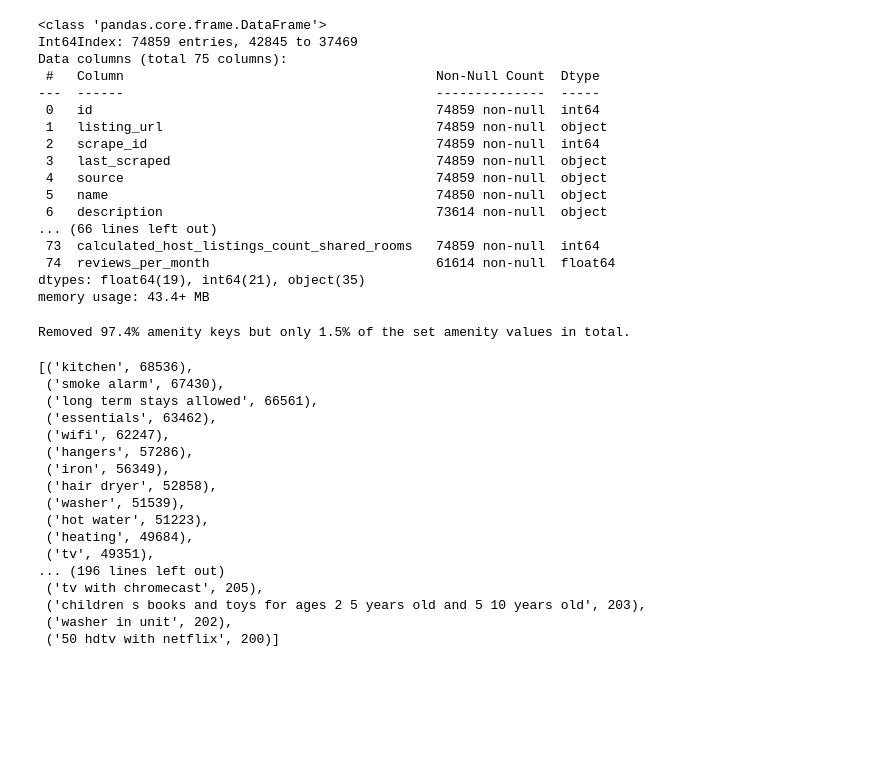
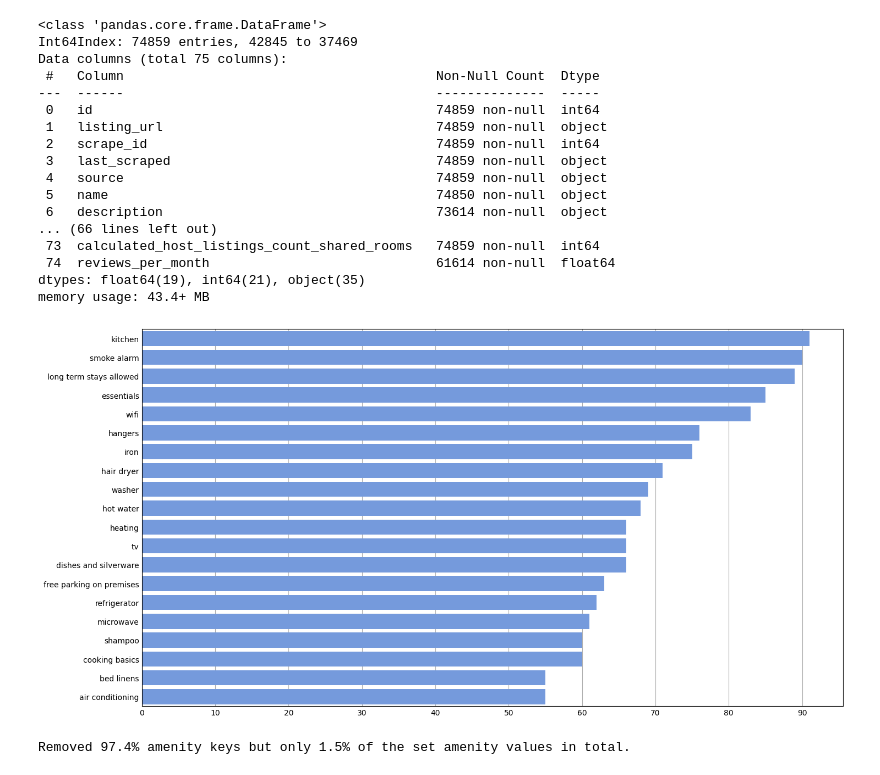
Before and after one commit to PatrickChristoph/airbnb_insights_australia, a Jupyter notebook: coherence_amenities_ratings.ipynb, the cells around one changed output. Saved outputs shown, nothing was run; the diff lists cells and outputs as text; code cells hidden in the pictures; blank space fills up the shorter version.

Commit message:
visualized top20 amenities

```diff
--- a/coherence_amenities_ratings.ipynb
+++ b/coherence_amenities_ratings.ipynb
@@ -4,7 +4,12 @@ import ast
 import os
 import pandas as pd
 import re
+import matplotlib.pyplot as plt
+import seaborn as sns
+import numpy as np
 
+plt.style.use('_mpl-gallery')
+%matplotlib inline
 pd.set_option('display.max_columns', None)
 # %%
 data_path = "./data/listings/"
@@ -47,6 +52,15 @@ def normalize_amenity(amenity: str) -> str:
 # %%
 amenities = [normalize_amenity(amenity) for amenities in data["amenities"] for amenity in amenities]
 amenities = Counter(amenities)
+# %%
+top20_amenities = dict(sorted(amenities.items(), key=lambda x:x[1], reverse=True)[:20])
+top20_values_in_percent = [round(value / len(data) * 100) for value in top20_amenities.values()]
+
+plt.figure(figsize=(13, 7))
+plt.xticks(range(0,100,10))
+sns.barplot(x=top20_values_in_percent, y=list(top20_amenities.keys()), color = "cornflowerblue");
+# %% [output]
+[figure, added]
 # %%
 # remove unpopular (not standardized) amenity values
 MIN_AMENITY_COUNT = 200
@@ -60,26 +74,6 @@ print(f"Removed {round(abs(len(amenities.keys()) / origin_amenity_keys - 1) * 10
       f"but only {round(abs(sum(amenities.values()) / origin_amenity_values_sum - 1) * 100, 1)}% of the set amenity values in total.")
 # %% [output]
 Removed 97.4% amenity keys but only 1.5% of the set amenity values in total.
-# %%
-sorted(amenities.items(), key=lambda x:x[1], reverse=True)
-# %% [output]
-[('kitchen', 68536),
- ('smoke alarm', 67430),
- ('long term stays allowed', 66561),
- ('essentials', 63462),
- ('wifi', 62247),
- ('hangers', 57286),
- ('iron', 56349),
- ('hair dryer', 52858),
- ('washer', 51539),
- ('hot water', 51223),
- ('heating', 49684),
- ('tv', 49351),
-... (196 lines left out)
- ('tv with chromecast', 205),
- ('children s books and toys for ages 2 5 years old and 5 10 years old', 203),
- ('washer in unit', 202),
- ('50 hdtv with netflix', 200)]
 # %%
 new_amenity_data = pd.concat([pd.Series(name=f"amenity_{amenity}",
                               data=[amenity in accomodation_amenities for accomodation_amenities in data["amenities"]])
```
Also changed, not shown: parts of 1 cell of this notebook.
